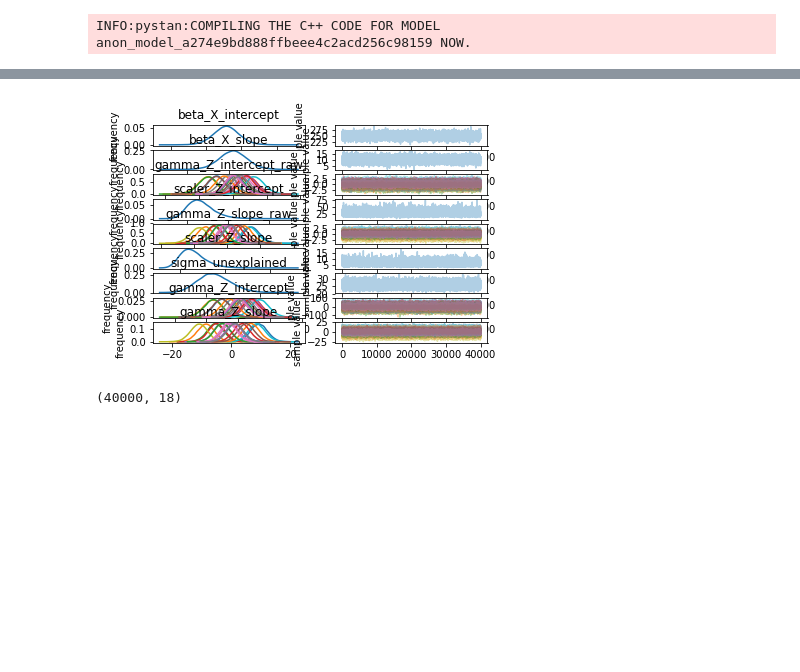
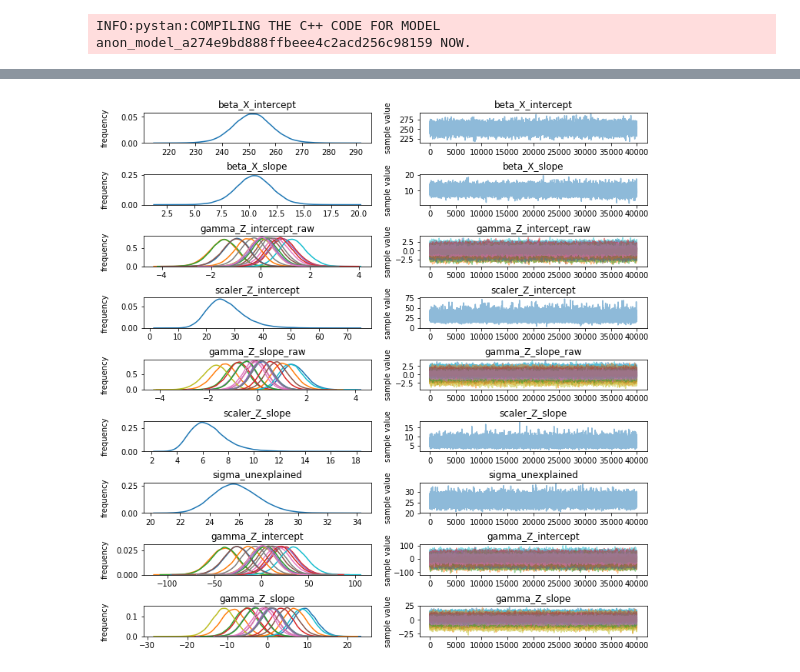
Before and after one commit to JackCaster/GLM_with_STAN, a Jupyter notebook: notebook/Sleep study - no covariance.ipynb, the cells around one changed output, grey strips where cells are left out. Drawn from its saved outputs; the diff is of its cells as text; code cells hidden in the pictures; blank space fills up the shorter version.

Commit message:
add function to plot trace

```diff
--- a/notebook/Sleep study - no covariance.ipynb
+++ b/notebook/Sleep study - no covariance.ipynb
@@ -149,13 +149,31 @@ Samples were drawn using NUTS at Sun May 27 22:57:58 2018.
 For each parameter, n_eff is a crude measure of effective sample size,
 and Rhat is the potential scale reduction factor on split chains (at
 convergence, Rhat=1).
-# %%
-fig = stan_fit.plot()
-# %% [output]
-[figure, removed]
 # %%
 trace = stan_fit.extract(permuted=True)
-# %%
-trace['gamma_Z_intercept'].shape
-# %% [output]
-(40000, 18)
+# %%
+def plot_trace(trace):
+    trace_var = [key for key in trace.keys() if 'lp__' not in key]
+
+    fig, ax = plt.subplots(nrows=len(trace_var), ncols=2, figsize=(10, 10), constrained_layout=True)
+
+    for axi, var in enumerate(trace_var):
+        if len(trace[var].shape) == 1:
+            trace[var] = trace[var].reshape(-1, 1)
+
+        for vari in trace[var].T:
+            sns.kdeplot(vari, ax=ax[axi, 0])
+
+        ax[axi, 1].plot(trace[var], alpha=0.5)
+
+        ax[axi, 0].set_title(var)
+        ax[axi, 1].set_title(var)
+
+        ax[axi, 0].set_ylabel('frequency')
+        ax[axi, 0].yaxis.set_label_coords(-0.15, 0.5)
+        ax[axi, 1].set_ylabel('sample value')
+        ax[axi, 1].yaxis.set_label_coords(-0.12, 0.5)
+# %%
+plot_trace(trace)
+# %% [output]
+[figure, added]
```
Also changed, not shown: parts of 1 cell of this notebook.
